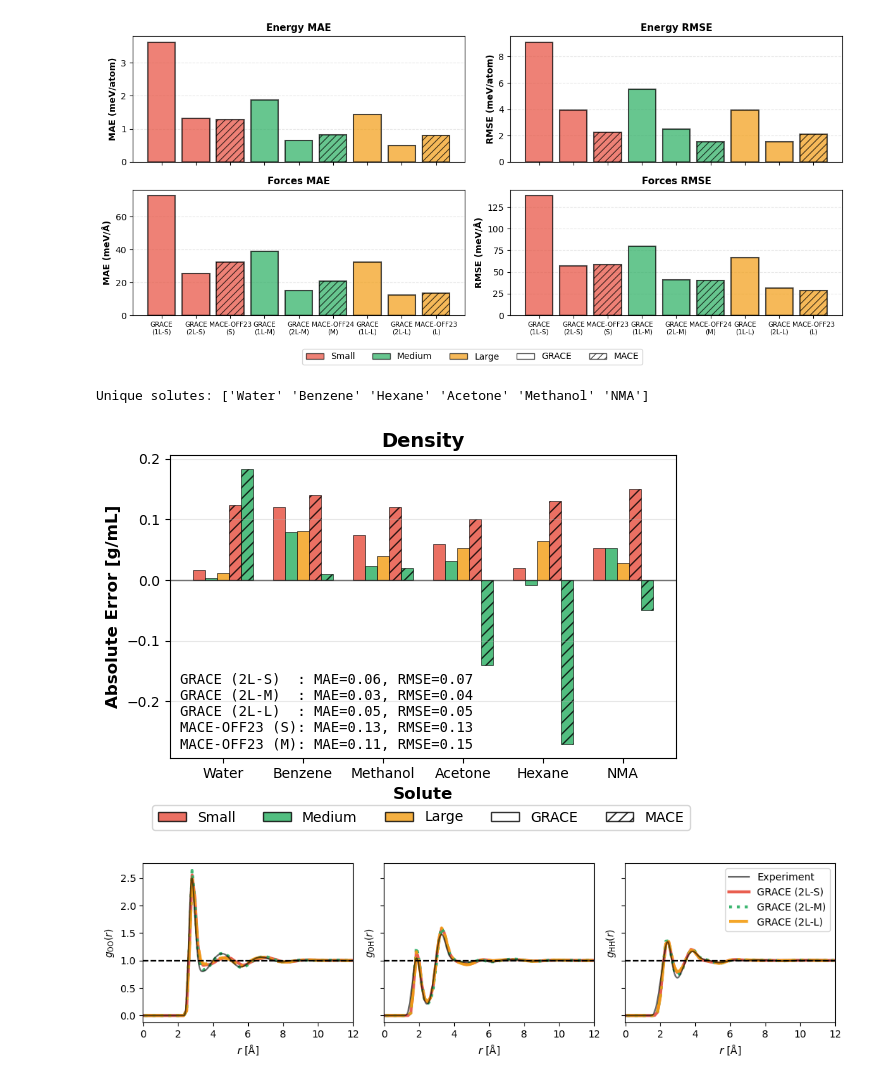
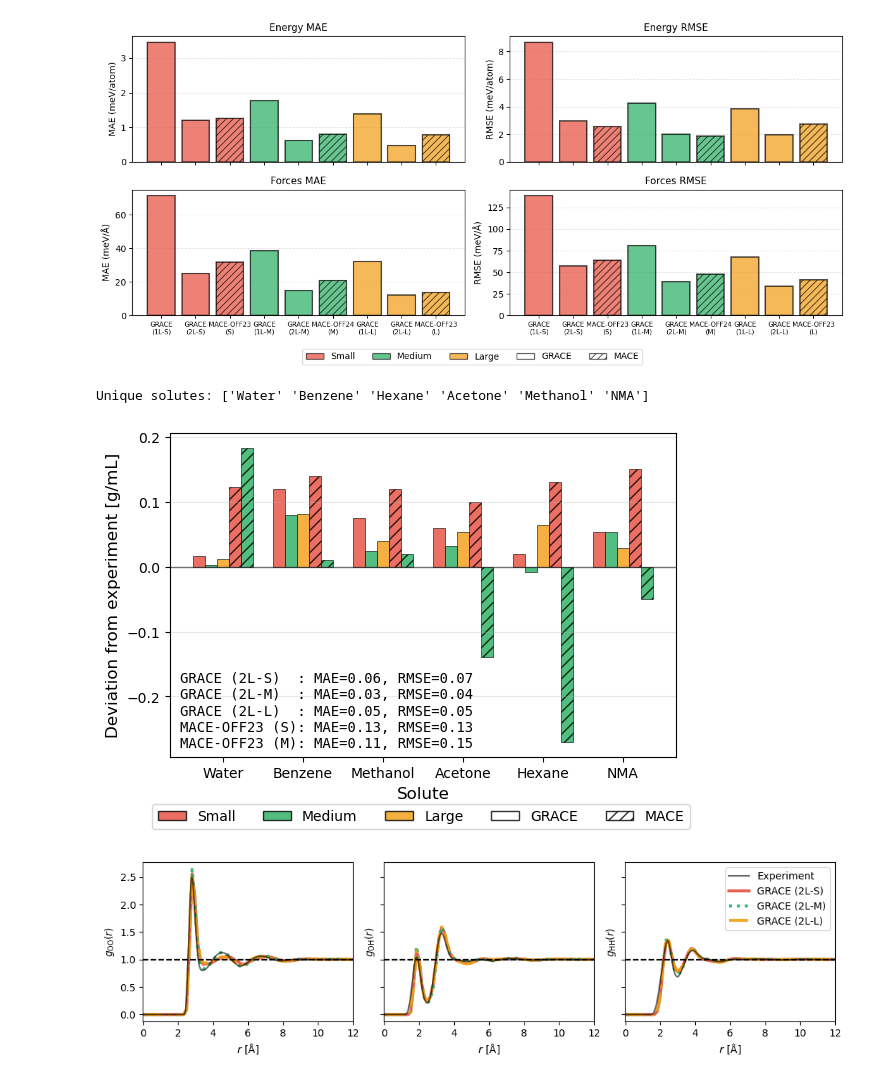
Before and after one commit to heid-lab/grace-off, a Jupyter notebook: analysis/final_plots.ipynb, the cells around one changed output. Saved outputs shown, nothing was run; the diff lists cells and outputs as text; code cells hidden in the pictures.

```diff
--- a/analysis/final_plots.ipynb
+++ b/analysis/final_plots.ipynb
@@ -16,7 +16,7 @@ marker_styles = {"grace": "o", "mace": "s", "experiment": "X"}
 
 # Load data
 # There are two possible files, energies_per_atom -> structures seen by GRACE and MACE, energies_per_atom_ood -> structure NOT seen by GRACE
-df = pd.read_csv("energies/energies_per_atom_ood.csv")
+df = pd.read_csv("energies/energies_per_atom.csv")
 
 df["model"] = df["model"].str.upper()
 df["size"] = df["size"].replace("2l_small", "(2L-S)")
@@ -118,8 +118,8 @@ for idx, (metric, title, ylabel) in enumerate(metrics):
         bar.set_hatch(hatch)
 
     # Customize plot
-    ax.set_title(title, fontsize=11, fontweight="bold")
-    ax.set_ylabel(ylabel, fontsize=10, fontweight="bold")
+    ax.set_title(title, fontsize=11)
+    ax.set_ylabel(ylabel, fontsize=10)
     ax.set_xticks(x_positions)
     ax.set_xticklabels(df["x_label"], fontsize=7.5, rotation=0)
     ax.grid(axis="y", alpha=0.3, linestyle="--")
@@ -156,7 +156,7 @@ plt.tight_layout(rect=[0, 0.05, 1, 1])
 plt.savefig("energies_ood.pdf", bbox_inches="tight")
 plt.show()
 # %% [output]
-[figure, old version]
+[figure, new version]
 # %%
 # Check the raw data first
 df = pd.read_csv("condensed_phase/condensed_phase_summary_data.csv")
@@ -282,8 +282,8 @@ for i, model in enumerate(models):
 # Add zero line
 ax.axhline(y=0, color="black", linestyle="-", linewidth=1, alpha=0.5)
 
-ax.set_ylabel("Absolute Error [g/mL]", fontweight="bold", fontsize=12)
-ax.set_title("Density", fontweight="bold", fontsize=14)
+ax.set_ylabel("Deviation from experiment [g/mL]", fontsize=12)
+# ax.set_title("Density", fontweight="bold", fontsize=14)
 ax.set_xticks(x)
 ax.set_xticklabels(solutes, rotation=0)
 ax.grid(axis="y", alpha=0.3)
@@ -319,35 +319,35 @@ ax.text(
     bbox=props,
     family="monospace",
 )
 
-ax.set_xlabel("Solute", fontweight="bold", fontsize=12)
+ax.set_xlabel("Solute", fontsize=12)
 
 # Create size and MACE pattern legend below the figure
 from matplotlib.patches import Patch
 
 legend_elements = [
     Patch(facecolor=size_colors["small"], label="Small", edgecolor="black", alpha=0.8),
     Patch(
         facecolor=size_colors["medium"], label="Medium", edgecolor="black", alpha=0.8
     ),
     Patch(facecolor=size_colors["large"], label="Large", edgecolor="black", alpha=0.8),
     Patch(facecolor="white", label="GRACE", edgecolor="black", alpha=0.8),
     Patch(facecolor="white", label="MACE", edgecolor="black", hatch="///", alpha=0.8),
 ]
 fig.legend(
     handles=legend_elements,
     loc="lower center",
     ncol=5,
     bbox_to_anchor=(0.55, -0.05),
     fontsize=10,
     frameon=True,
 )
 
 plt.tight_layout()
 plt.savefig("densities_all_solutes.pdf", bbox_inches="tight")
 plt.show()
 # %% [output]
-[figure, old version]
+[figure, new version]
 # %%
 traj = {
     "GRACE (2L-S)": "traj/traj_water_npt_300_2l_grace_small.pdb",
```
Also changed, not shown: parts of 1 cell of this notebook.
